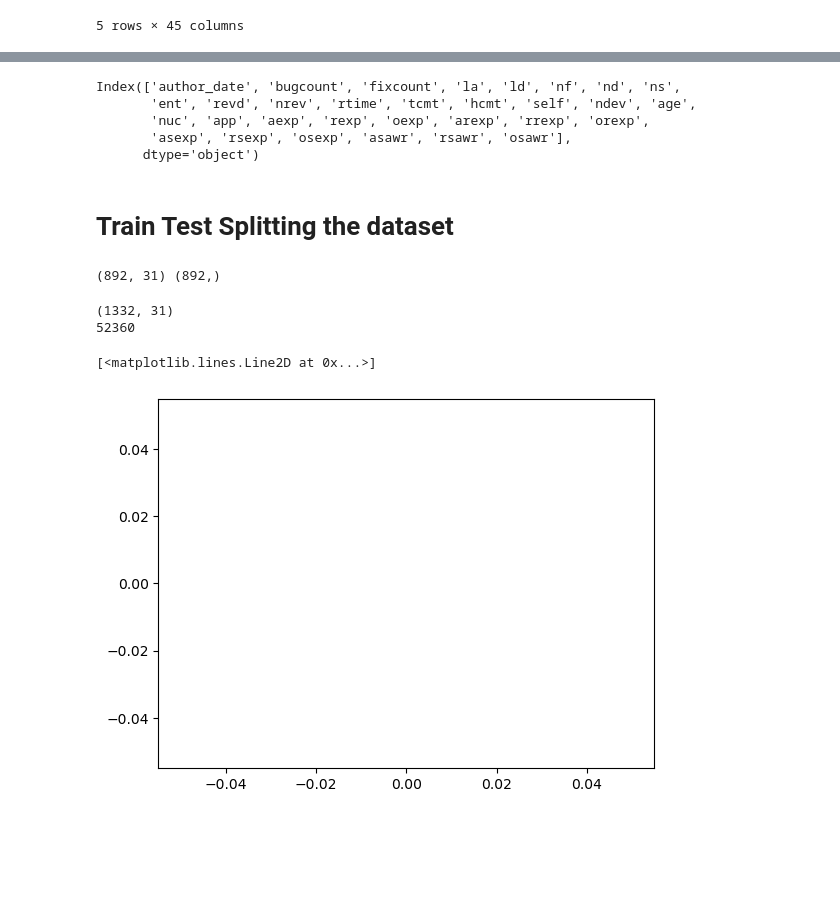
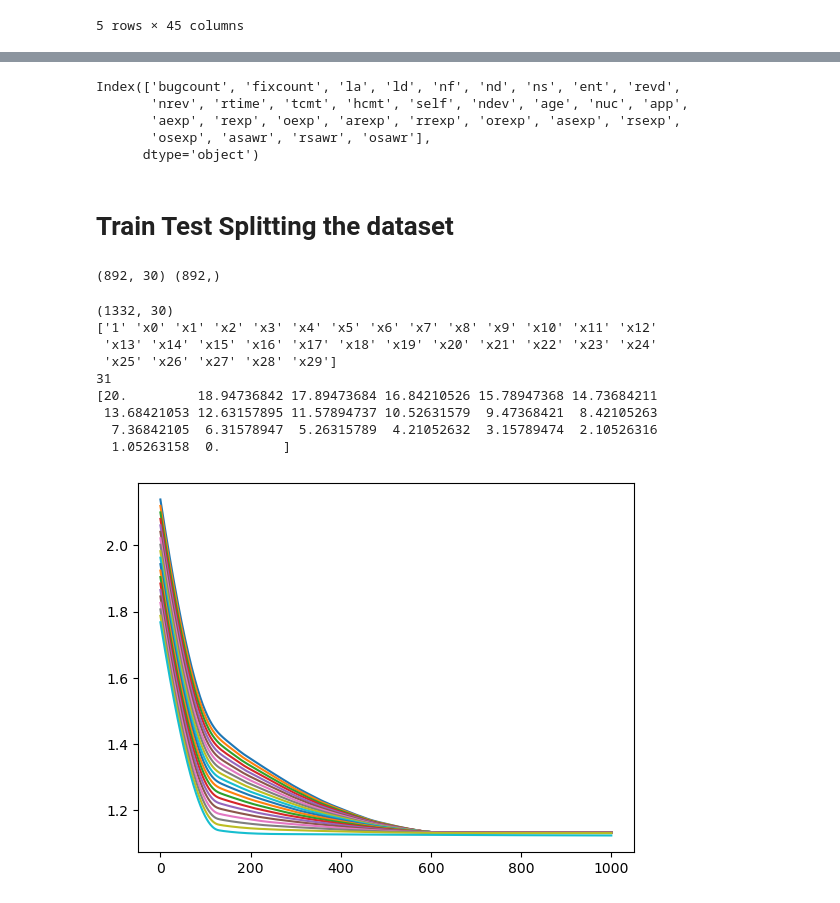
Before and after one commit to poku18/ENGR_Project_PR, a Jupyter notebook: 0_1_classifier.ipynb, the cells around one changed output, grey strips where cells are left out. Cells and saved outputs as stored; diff of their text form; code cells hidden in the pictures; blank space fills up the shorter version.

```diff
--- a/0_1_classifier.ipynb
+++ b/0_1_classifier.ipynb
@@ -47,34 +48,34 @@ df.head()
 df['revd'] = df['revd'].apply(lambda x: 1 if x==True else 0)
 df['self'] = df['self'].apply(lambda x: 1 if x==True else 0)
 
-#Feature selection
-print(df.columns[2:33])
-columns=list(df.columns[2:33])
+#Feature selection 3:33 all featurs
+print(df.columns[3:33])
+columns=list(df.columns[3:33])
 
 # Defining x and y
 x = df[columns]
 y = df['Label']
 
-x = x.fillna(0)                               # Replacing NaN values with the mean of that column
-x_norm = (x-x.min())/(x.max()-x.min())**2     # Normalizing the data
-x=x_norm
+x = x.fillna(0)                                  # Replacing NaN values with the mean of that column
+x_norm = (x-x.min())/(x.max()-x.min())**2        # Normalizing the data
+x= x_norm
 
 # Converting to numpy array
 x = np.array(x)
 y = np.array(y)
 # %% [output]
-Index(['author_date', 'bugcount', 'fixcount', 'la', 'ld', 'nf', 'nd', 'ns',
-       'ent', 'revd', 'nrev', 'rtime', 'tcmt', 'hcmt', 'self', 'ndev', 'age',
-       'nuc', 'app', 'aexp', 'rexp', 'oexp', 'arexp', 'rrexp', 'orexp',
-       'asexp', 'rsexp', 'osexp', 'asawr', 'rsawr', 'osawr'],
+Index(['bugcount', 'fixcount', 'la', 'ld', 'nf', 'nd', 'ns', 'ent', 'revd',
+       'nrev', 'rtime', 'tcmt', 'hcmt', 'self', 'ndev', 'age', 'nuc', 'app',
+       'aexp', 'rexp', 'oexp', 'arexp', 'rrexp', 'orexp', 'asexp', 'rsexp',
+       'osexp', 'asawr', 'rsawr', 'osawr'],
       dtype='object')
-# %% [markdown]
-# Train Test Splitting the dataset
-# %%
-x_train, x_test, y_train, y_test = train_test_split(x, y, test_size=0.33, random_state=42, stratify=y)
-print(x_train.shape, y_train.shape)
-# %% [output]
-(892, 31) (892,)
+# %% [markdown]
+# Train Test Splitting the dataset
+# %%
+x_train, x_test, y_train, y_test = train_test_split(x, y, test_size=0.33, random_state=42, stratify=y)
+print(x_train.shape, y_train.shape)
+# %% [output]
+(892, 30) (892,)
 # %%
 def class_balancing(X, y):
     # Perform class balancing using SMOTE
@@ -83,10 +84,11 @@ def class_balancing(X, y):
     return X_balanced, y_balanced
 
 def model(x,w):
-    # generate polynomial function of degree = 2
+    # generate polynomial function of degree = d
     polynomial_features = PolynomialFeatures(d)
     x_poly = polynomial_features.fit_transform(x)
-    return w[0]+np.dot(x_poly,w[1:])
+    return np.dot(x_poly,w)
+    #return w[0]+np.dot(x_poly,w[1:])
 
 def sigmoid(t):
     return 1/(1+np.exp(-t))
@@ -98,6 +100,7 @@ def cross_entropy(w,x,y):
 
     ind = np.argwhere(y==1)[:,0]
     cost -= np.sum(np.log(a[ind]))
+    cost += lambda_*norm(w[1:],1)
     return cost/y.size
 
 def gradient_descent(g,step,max_iter,w):
@@ -119,18 +122,37 @@ def c(w):
 # %%
 iter = 1000
 print(x.shape)
 
-global d
-d = 4
+global d, lambda_
+d = 1
 polynomial_features = PolynomialFeatures(d)
 x_poly = polynomial_features.fit_transform(x)
+print(polynomial_features.get_feature_names_out())
 print(x_poly.shape[1])
-w = np.array(np.random.rand(x_poly.shape[1]+1,1))
-a, b = gradient_descent(c,0.01,iter,w)
+w = np.array(np.random.rand(x_poly.shape[1],1))
+
+lambda_array = np.linspace(20,0,20)
+print(lambda_array)
+b_array = []
+a_array = []
+for lambda_ in lambda_array:
+    a, b = gradient_descent(c,0.01,iter,w)
+    a_array.append(a)
+    b_array.append(b)
+    #plt.plot(b)
+    #plt.show()
 plt.figure(1)
-plt.plot(b)
+for i in range(len(b_array)):
+    plt.plot(b_array[i])
+plt.show()
 # %% [output]
-(1332, 31)
-52360
+(1332, 30)
+['1' 'x0' 'x1' 'x2' 'x3' 'x4' 'x5' 'x6' 'x7' 'x8' 'x9' 'x10' 'x11' 'x12'
+ 'x13' 'x14' 'x15' 'x16' 'x17' 'x18' 'x19' 'x20' 'x21' 'x22' 'x23' 'x24'
+ 'x25' 'x26' 'x27' 'x28' 'x29']
+31
+[20.         18.94736842 17.89473684 16.84210526 15.78947368 14.73684211
+ 13.68421053 12.63157895 11.57894737 10.52631579  9.47368421  8.42105263
+  7.36842105  6.31578947  5.26315789  4.21052632  3.15789474  2.10526316
+  1.05263158  0.        ]
-[<matplotlib.lines.Line2D at 0x...>]
-[figure, old version]
+[figure, new version]
```
Also changed, not shown: parts of 8 cells of this notebook.
